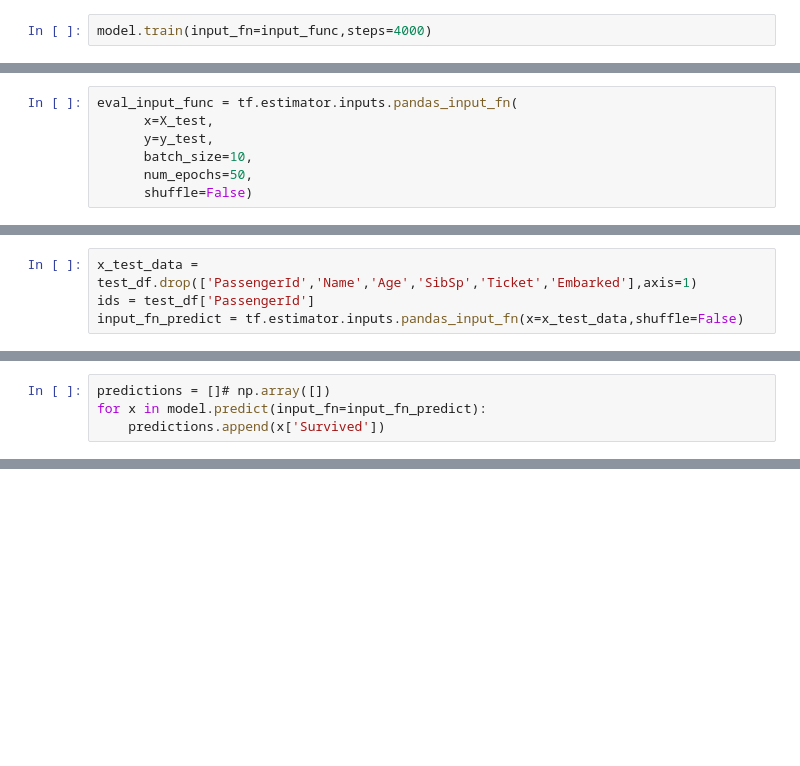
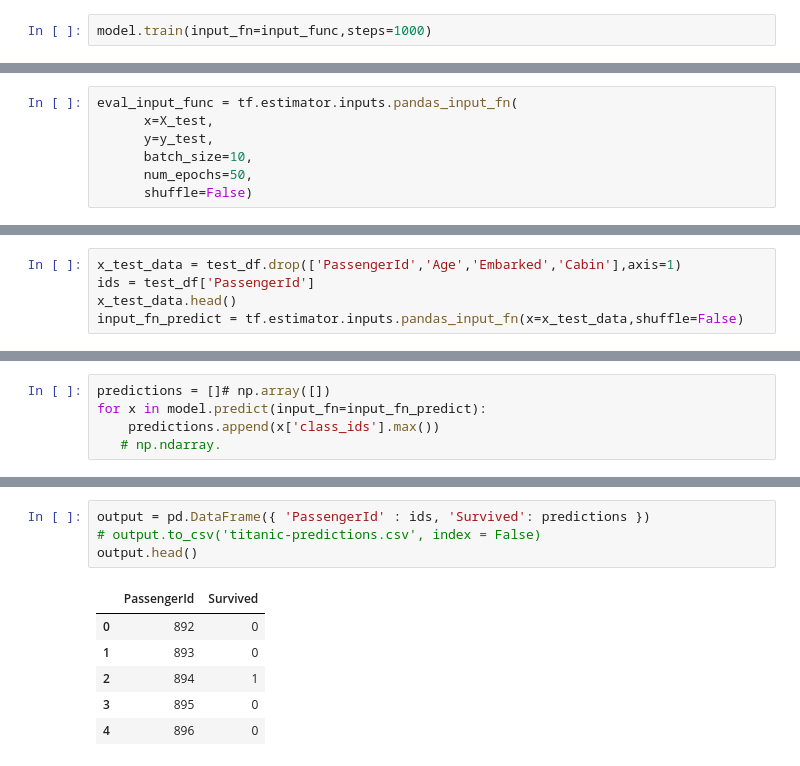
Before and after one commit to PragyanSubedi/Kaggle-competition-projects, a Jupyter notebook: Titanic/Titanic.ipynb, the cells around one changed output, grey strips where cells are left out. Saved outputs shown, nothing was run; the diff lists cells and outputs as text; blank space fills up the shorter version.

```diff
--- a/Titanic/Titanic.ipynb
+++ b/Titanic/Titanic.ipynb
@@ -113,4 +103,4 @@ INFO:tensorflow:Using config: {'_save_summary_steps': 100, '_save_checkpoints_se
 # %%
-model.train(input_fn=input_func,steps=4000)
+model.train(input_fn=input_func,steps=1000)
 # %% [output]
 INFO:tensorflow:Create CheckpointSaverHook.
@@ -166,8 +156,9 @@ test_df.head()
 | 3 | 895 | 3 | Wirz, Mr. Albert | male | 27.0 | 0 | 0 | 315154 | 8.6625 | NaN | ... |
 | 4 | 896 | 3 | Hirvonen, Mrs. Alexander (Helga E... | female | 22.0 | 1 | 1 | 3101298 | 12.2875 | NaN | ... |
 # %%
-x_test_data = test_df.drop(['PassengerId','Name','Age','SibSp','Ticket','Embarked'],axis=1)
+x_test_data = test_df.drop(['PassengerId','Age','Embarked','Cabin'],axis=1)
 ids = test_df['PassengerId']
+x_test_data.head()
 input_fn_predict = tf.estimator.inputs.pandas_input_fn(x=x_test_data,shuffle=False)
 # %%
 list(model.predict(input_fn=input_fn_predict))
@@ -178,5 +184,6 @@ SystemError: <built-in function TF_Run> returned a result with an error set
 # %%
 predictions = []# np.array([])
 for x in model.predict(input_fn=input_fn_predict):
-    predictions.append(x['Survived'])
+    predictions.append(x['class_ids'].max())
+   # np.ndarray.
 # %% [output]
@@ -185,0 +211,11 @@ SystemError: <built-in function TF_Run> returned a result with an error set
+# %%
+output = pd.DataFrame({ 'PassengerId' : ids, 'Survived': predictions })
+# output.to_csv('titanic-predictions.csv', index = False)
+output.head()
+# %% [output]
+|  | PassengerId | Survived |
+| 0 | 892 | 0 |
+| 1 | 893 | 0 |
+| 2 | 894 | 1 |
+| 3 | 895 | 0 |
+| 4 | 896 | 0 |
```
Also changed, not shown: parts of 14 cells of this notebook.
